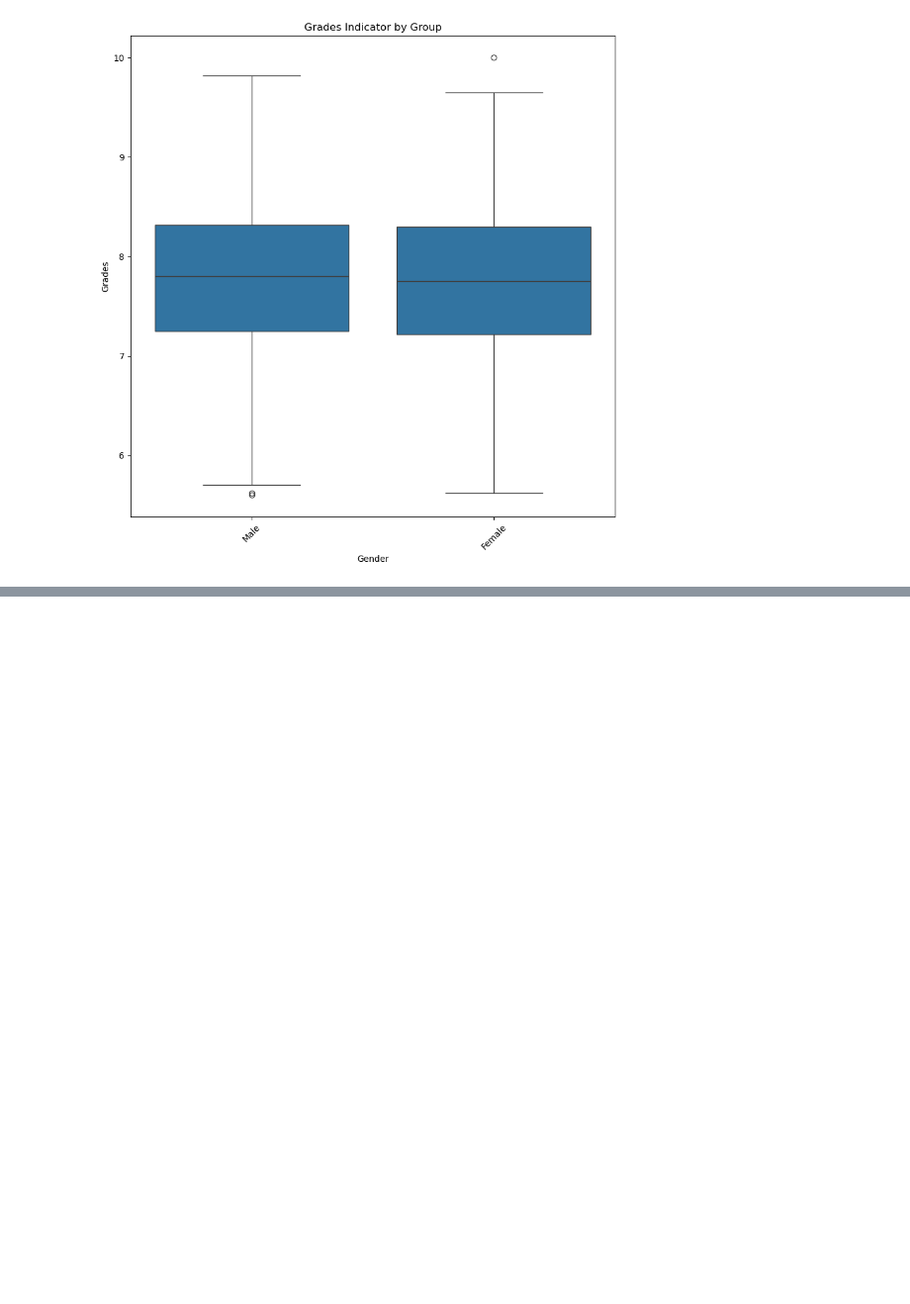
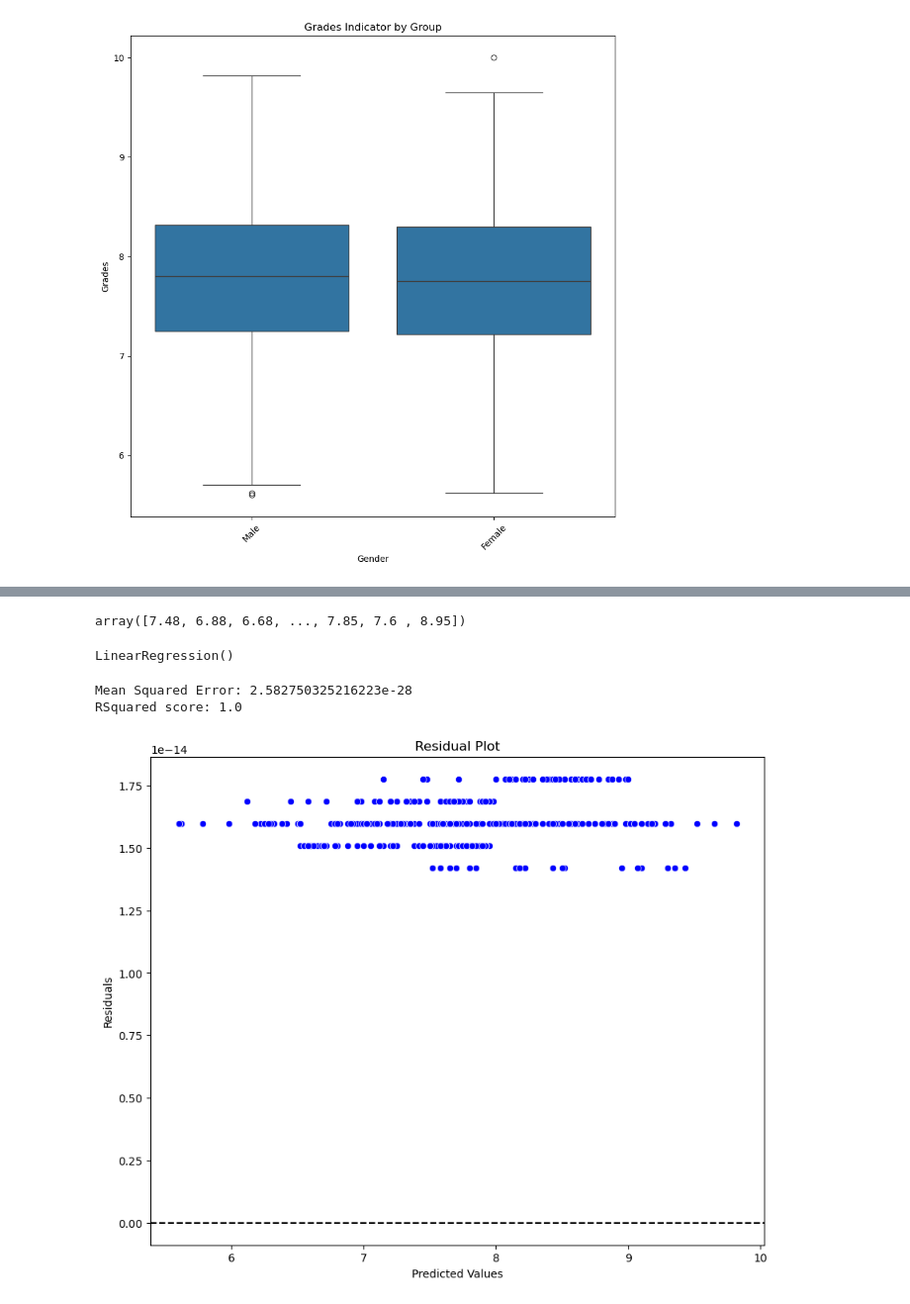
Before and after one commit to kxrrym03/Students-Lifestyle-Analysis, a Jupyter notebook: Students Lifestyle.ipynb, the cells around one changed output, grey strips where cells are left out. Shown at 99% size. Cells and saved outputs as stored; diff of their text form; code cells hidden in the pictures; blank space fills up the shorter version.

```diff
--- a/Students Lifestyle.ipynb
+++ b/Students Lifestyle.ipynb
@@ -110,0 +113,35 @@ plt.show()
+# %%
+X = data.iloc[:,[1,8]].values
+y = data.iloc[:,8].values
+# %%
+y
+# %% [output]
+array([7.48, 6.88, 6.68, ..., 7.85, 7.6 , 8.95])
+# %%
+X_train, X_test, y_train, y_test = train_test_split(X, y, test_size=0.2, random_state=42)
+# %%
+regressor = LinearRegression()
+regressor.fit(X_train, y_train)
+# %% [output]
+LinearRegression()
+# %%
+y_pred = regressor.predict(X_test)
+mse = mean_squared_error(y_test, y_pred)
+rmse = mse**(1/2)
+r2_score = regressor.score(X_test, y_test)
+print(f"Mean Squared Error: {mse}")
+print(f"RSquared score: {r2_score}")
+# %% [output]
+Mean Squared Error: 2.582750325216223e-28
+RSquared score: 1.0
+# %%
+residuals = y_test-y_pred
+plt.figure(figsize=(10,8))
+sns.scatterplot(x=y_pred, y=residuals, color="blue")
+plt.axhline(y=0, color="black", linestyle="--")
+plt.xlabel("Predicted Values")
+plt.ylabel("Residuals")
+plt.title("Residual Plot")
+plt.show()
+# %% [output]
+[figure, added]
```
Also changed, not shown: parts of 1 cell of this notebook.
